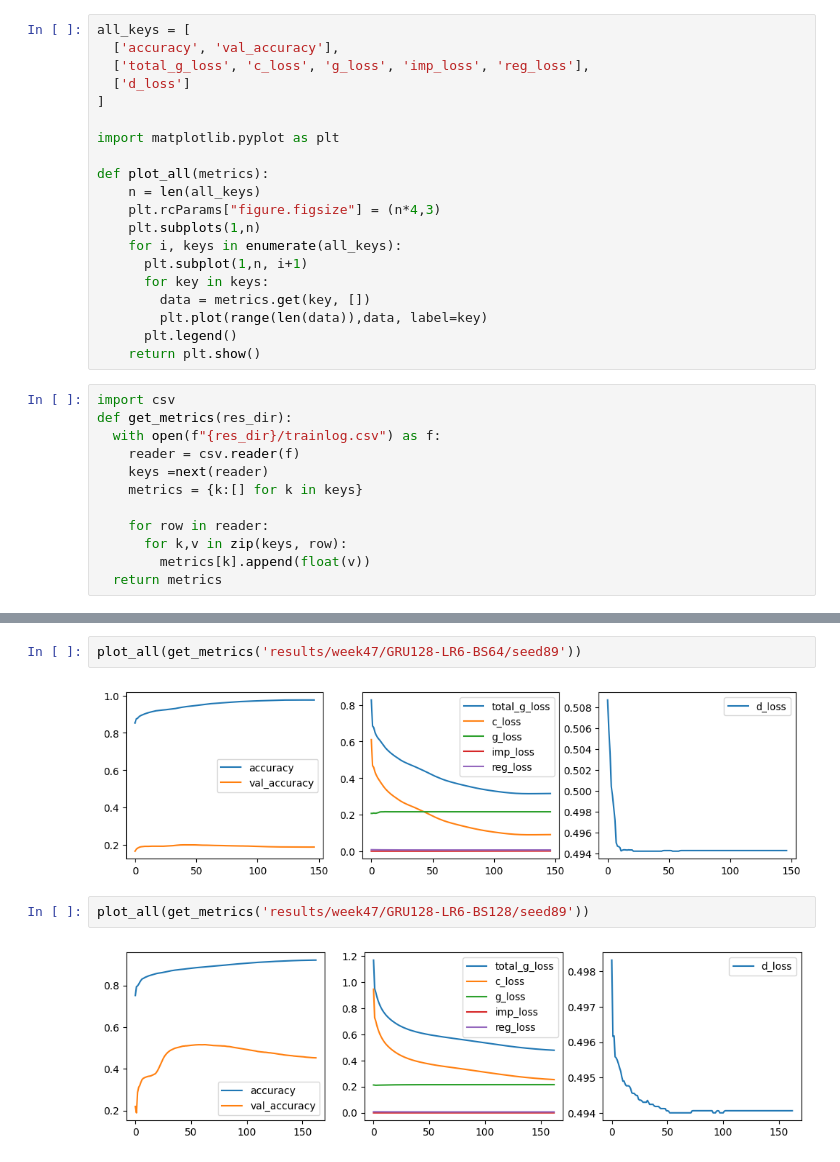
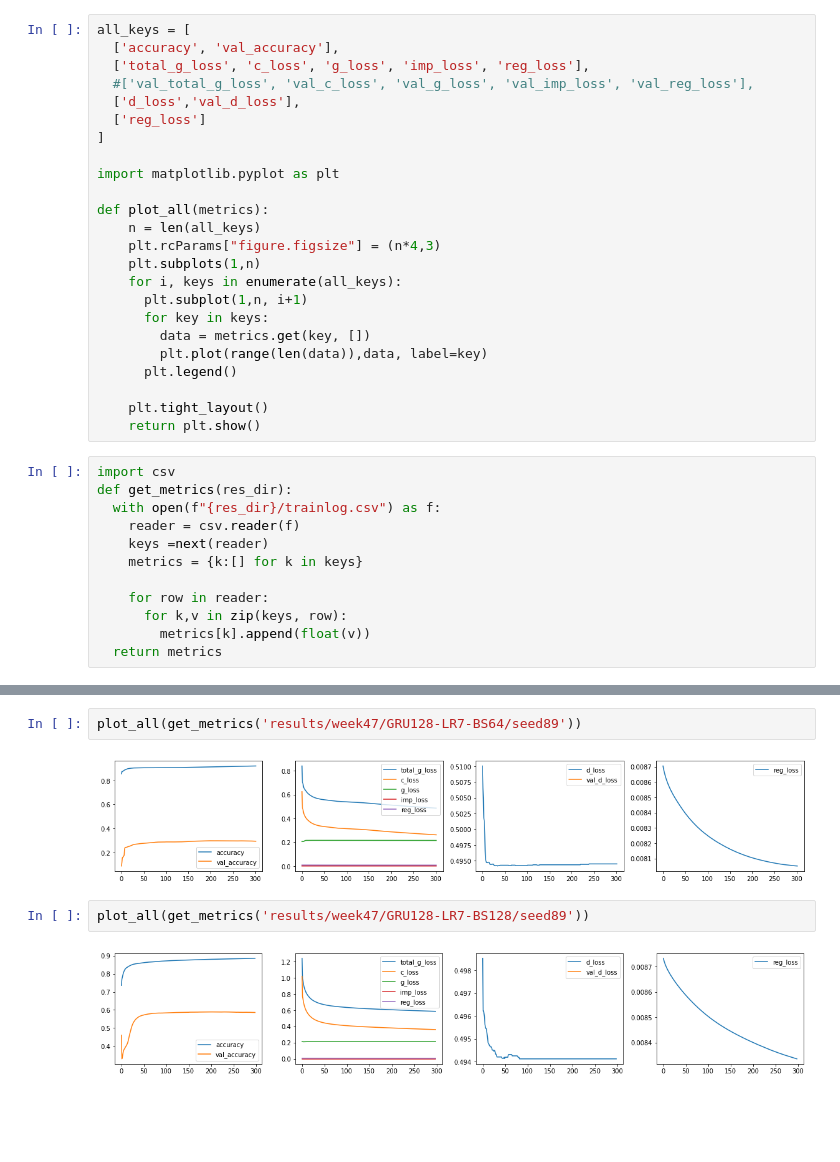
Before and after one commit to dnldsht/AJ-RNN, a Jupyter notebook: res.ipynb, the cells around one changed output, grey strips where cells are left out. Drawn from its saved outputs; the diff is of its cells as text; blank space fills up the shorter version.

Commit message:
test: week 47

```diff
--- a/res.ipynb
+++ b/res.ipynb
@@ -25,7 +25,9 @@ for i in seeds:
 all_keys = [
   ['accuracy', 'val_accuracy'],
   ['total_g_loss', 'c_loss', 'g_loss', 'imp_loss', 'reg_loss'],
-  ['d_loss']
+  #['val_total_g_loss', 'val_c_loss', 'val_g_loss', 'val_imp_loss', 'val_reg_loss'],
+  ['d_loss','val_d_loss'],
+  ['reg_loss']
 ]
 
 import matplotlib.pyplot as plt
@@ -40,6 +42,8 @@ def plot_all(metrics):
         data = metrics.get(key, [])
         plt.plot(range(len(data)),data, label=key)
       plt.legend()
+
+    plt.tight_layout()
     return plt.show()
 # %%
 import csv
@@ -56,9 +64,9 @@ def get_metrics(res_dir):
 # %%
-plot_all(get_metrics('results/week47/GRU128-LR6-BS64/seed89'))
+plot_all(get_metrics('results/week47/GRU128-LR7-BS64/seed89'))
 # %% [output]
-[figure, old version]
+[figure, new version]
 # %%
-plot_all(get_metrics('results/week47/GRU128-LR6-BS128/seed89'))
+plot_all(get_metrics('results/week47/GRU128-LR7-BS128/seed89'))
 # %% [output]
-[figure, old version]
+[figure, new version]
 # %%
```
Also changed, not shown: parts of 7 cells of this notebook, 15 other files.
